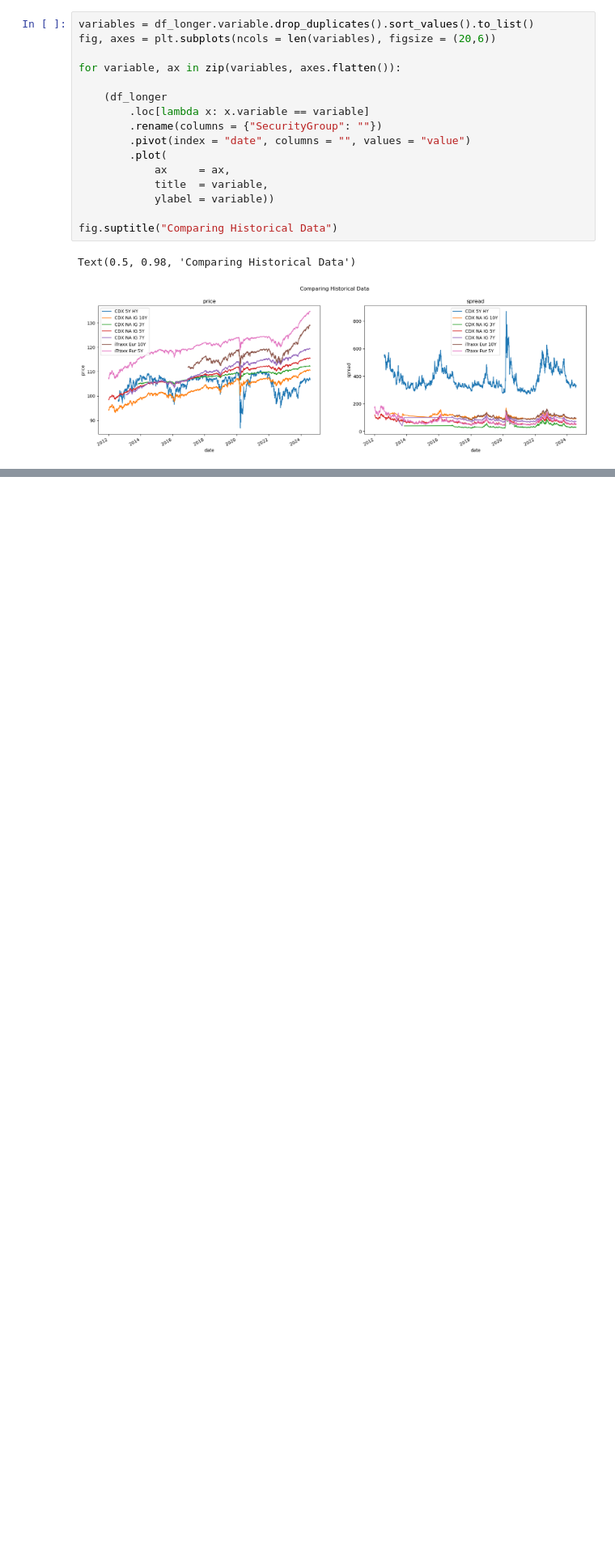
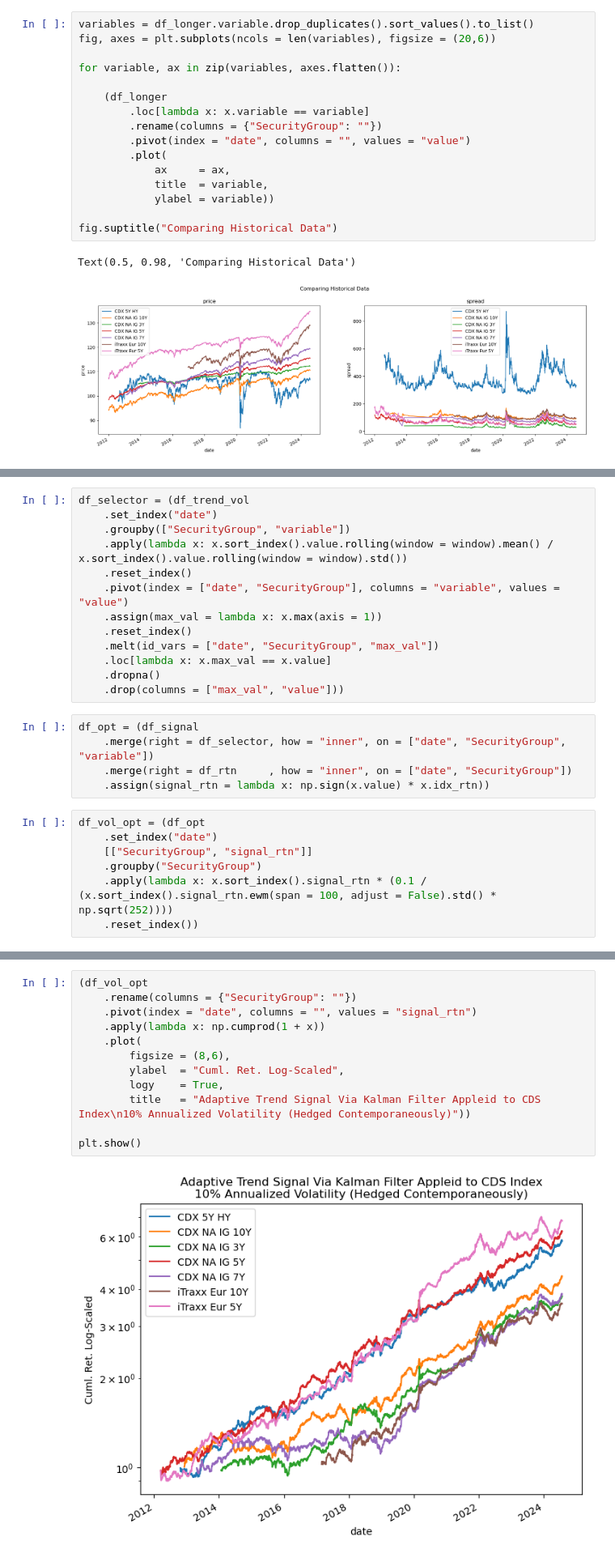
Before and after one commit to diegodalvarez/TrendSystem, a Jupyter notebook: Research/Writeups/SocieteGeneraleCreditIndices.ipynb, the cells around one changed output, grey strips where cells are left out. Shown at 81% size. Cells and saved outputs as stored; diff of their text form; blank space fills up the shorter version.

```diff
--- a/Research/Writeups/SocieteGeneraleCreditIndices.ipynb
+++ b/Research/Writeups/SocieteGeneraleCreditIndices.ipynb
@@ -30,0 +141,25 @@ Text(0.5, 0.98, 'Comparing Historical Data')
+# %%
+df_selector = (df_trend_vol
+    .set_index("date")
+    .groupby(["SecurityGroup", "variable"])
+    .apply(lambda x: x.sort_index().value.rolling(window = window).mean() / x.sort_index().value.rolling(window = window).std())
+    .reset_index()
+    .pivot(index = ["date", "SecurityGroup"], columns = "variable", values = "value")
+    .assign(max_val = lambda x: x.max(axis = 1))
+    .reset_index()
+    .melt(id_vars = ["date", "SecurityGroup", "max_val"])
+    .loc[lambda x: x.max_val == x.value]
+    .dropna()
+    .drop(columns = ["max_val", "value"]))
+# %%
+df_opt = (df_signal
+    .merge(right = df_selector, how = "inner", on = ["date", "SecurityGroup", "variable"])
+    .merge(right = df_rtn     , how = "inner", on = ["date", "SecurityGroup"])
+    .assign(signal_rtn = lambda x: np.sign(x.value) * x.idx_rtn))
+# %%
+df_vol_opt = (df_opt
+    .set_index("date")
+    [["SecurityGroup", "signal_rtn"]]
+    .groupby("SecurityGroup")
+    .apply(lambda x: x.sort_index().signal_rtn * (0.1 / (x.sort_index().signal_rtn.ewm(span = 100, adjust = False).std() * np.sqrt(252))))
+    .reset_index())
@@ -30,0 +193,14 @@ Text(0.5, 0.98, 'Comparing Historical Data')
+# %%
+(df_vol_opt
+    .rename(columns = {"SecurityGroup": ""})
+    .pivot(index = "date", columns = "", values = "signal_rtn")
+    .apply(lambda x: np.cumprod(1 + x))
+    .plot(
+        figsize = (8,6),
+        ylabel  = "Cuml. Ret. Log-Scaled",
+        logy    = True,
+        title   = "Adaptive Trend Signal Via Kalman Filter Appleid to CDS Index\n10% Annualized Volatility (Hedged Contemporaneously)"))
+
+plt.show()
+# %% [output]
+[figure, added]
```
Also changed, not shown: parts of 13 cells of this notebook, 6 other files.
